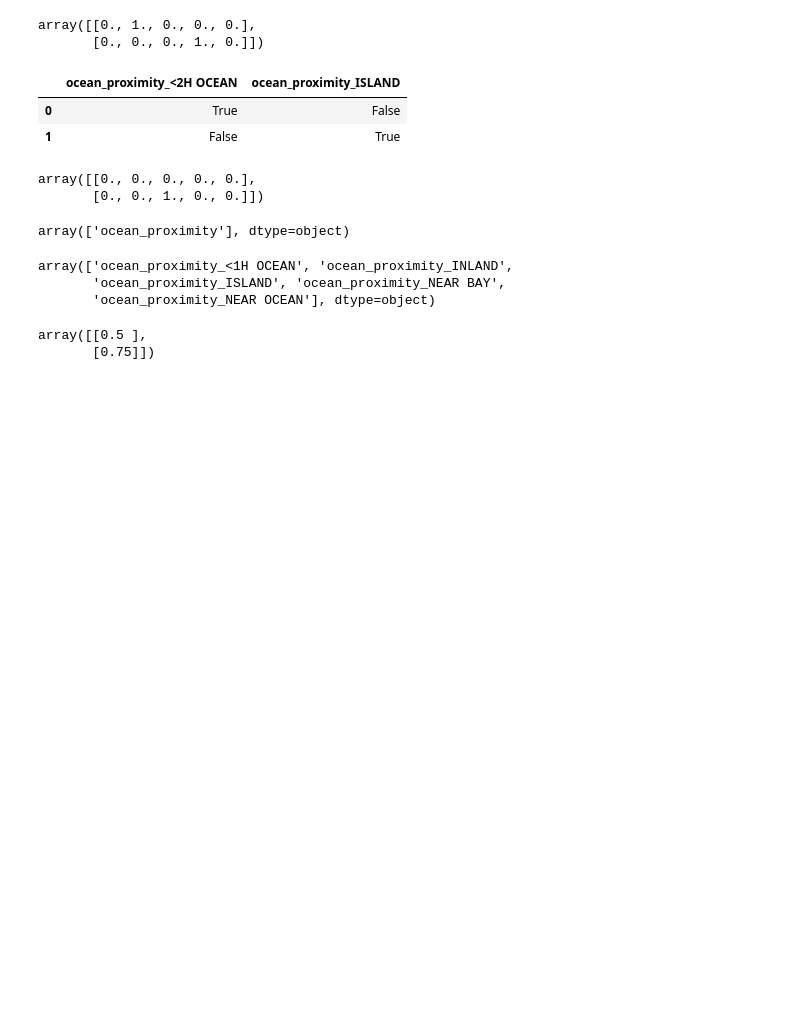
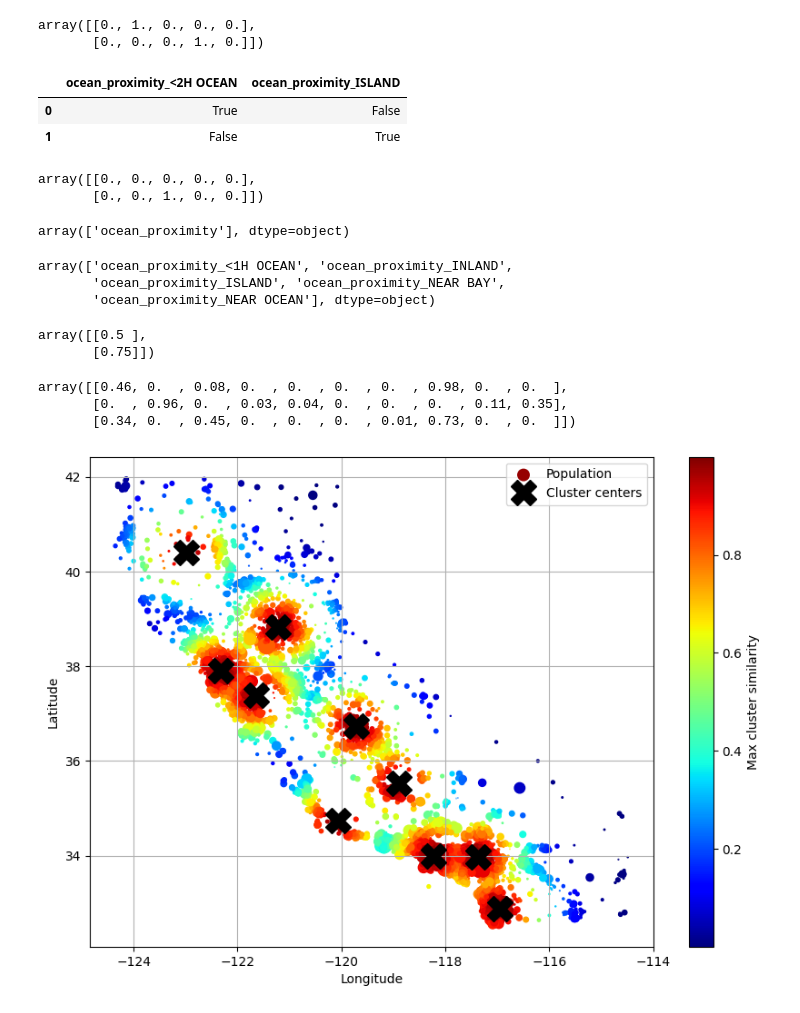
Before and after one commit to AlexBros99/end_to_end, a Jupyter notebook: main.ipynb, the cells around one changed output. Drawn from its saved outputs; the diff is of its cells as text; code cells hidden in the pictures; blank space fills up the shorter version.

Commit message:
added graph for 10 clusters

```diff
--- a/main.ipynb
+++ b/main.ipynb
@@ -368,15 +376,15 @@ class StandardScalerClone(BaseEstimator, TransformerMixin):
         return X / self.scale_
 # %%
 class ClusterSimilarity(BaseEstimator, TransformerMixin):
-    def __int__(self, n_clusters=10, gamma=1.0, random_state=None):
+    def __init__(self, n_clusters=10, gamma=1.0, random_state=None):
         self.n_clusters = n_clusters
         self.gamma = gamma
         self.random_state = random_state
 
     def fit(self, X, y=None, sample_weight=None):
-        self.kmeans_ =KMeans(self.n_clusters, random_state=self.random_state)
+        self.kmeans_ = KMeans(self.n_clusters, random_state=self.random_state)
         self.kmeans_.fit(X, sample_weight=sample_weight)
-        return self
+        return self  # always return self!
 
     def transform(self, X):
         return rbf_kernel(X, self.kmeans_.cluster_centers_, gamma=self.gamma)
@@ -388,0 +397,27 @@ similarities=cluster_simil.fit_transform(housing[["latitude","longitude"]])
+# %%
+similarities[:3].round(2)
+# %% [output]
+array([[0.46, 0.  , 0.08, 0.  , 0.  , 0.  , 0.  , 0.98, 0.  , 0.  ],
+       [0.  , 0.96, 0.  , 0.03, 0.04, 0.  , 0.  , 0.  , 0.11, 0.35],
+       [0.34, 0.  , 0.45, 0.  , 0.  , 0.  , 0.01, 0.73, 0.  , 0.  ]])
+# %%
+housing_renamed = housing.rename(columns={
+    "latitude": "Latitude", "longitude": "Longitude",
+    "population": "Population",
+    "median_house_value": "Median house value (ᴜsᴅ)"})
+housing_renamed["Max cluster similarity"] = similarities.max(axis=1)
+
+housing_renamed.plot(kind="scatter", x="Longitude", y="Latitude", grid=True,
+                     s=housing_renamed["Population"] / 100, label="Population",
+                     c="Max cluster similarity",
+                     cmap="jet", colorbar=True,
+                     legend=True, sharex=False, figsize=(10, 7))
+plt.plot(cluster_simil.kmeans_.cluster_centers_[:, 1],
+         cluster_simil.kmeans_.cluster_centers_[:, 0],
+         linestyle="", color="black", marker="X", markersize=20,
+         label="Cluster centers")
+plt.legend(loc="upper right")
+
+plt.show()
+# %% [output]
+[figure, added]
```
Also changed, not shown: parts of 3 cells of this notebook.
